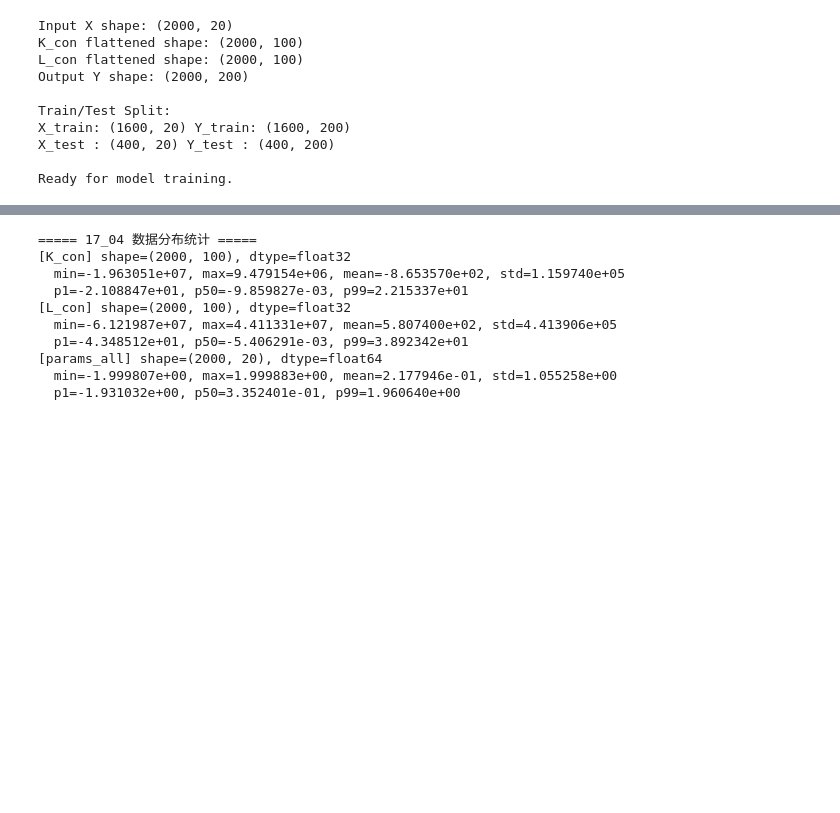
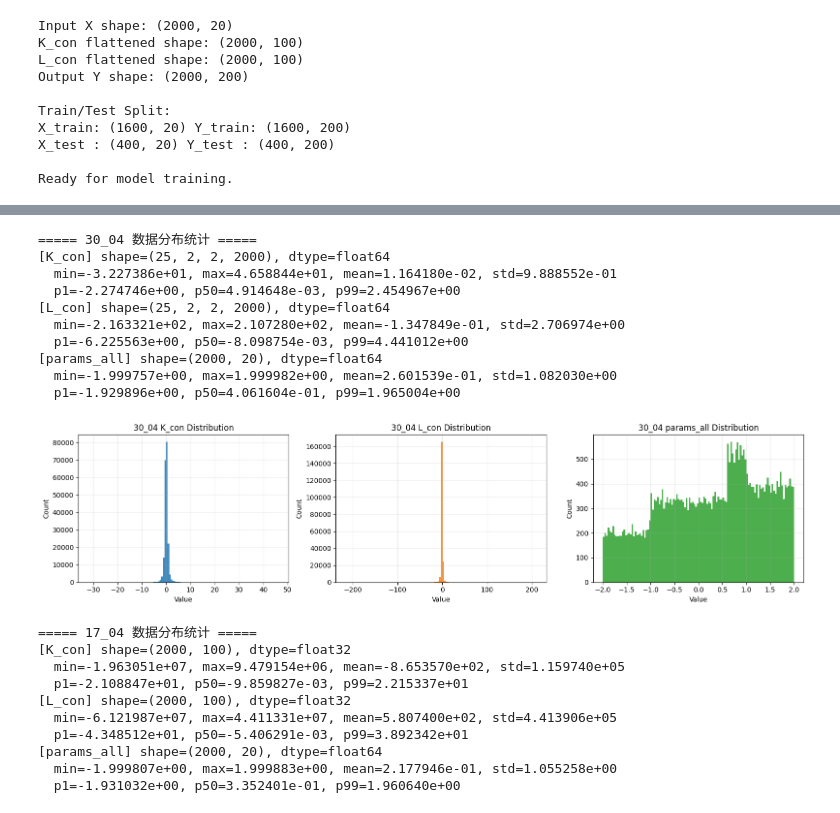
Before and after one commit to curryzyang/NO4Jean, a Jupyter notebook: data_visuliazation.ipynb, the cells around one changed output, grey strips where cells are left out. Drawn from its saved outputs; the diff is of its cells as text; code cells hidden in the pictures; blank space fills up the shorter version.

```diff
--- a/data_visuliazation.ipynb
+++ b/data_visuliazation.ipynb
@@ -269,3 +321,70 @@ Ready for model training.
+# %%
+# 30_04 数据分布统计：K_con / L_con / params_all
+import numpy as np
+import matplotlib.pyplot as plt
+
+# 优先复用上一个 cell 中加载的 data_30_04；否则重新加载
+if 'data_30_04' not in globals():
+    file_30_path = BASE_DIR / 'params_and_kernels_30_04.mat'
+    data_30_04 = safe_loadmat(file_30_path)
+    if data_30_04 is None:
+        raise RuntimeError('Failed to load params_and_kernels_30_04.mat')
+
+# 提取数组
+k30_arr = np.asarray(data_30_04['K_con'])
+l30_arr = np.asarray(data_30_04['L_con'])
+if 'params_all' in data_30_04:
+    p30_arr = np.asarray(data_30_04['params_all'])
+elif 'params' in data_30_04:
+    p30_arr = np.asarray(data_30_04['params'])
+else:
+    raise KeyError('在 30_04 数据中未找到 params_all（或 params）')
+
+
+def describe_30(name, arr):
+    x = arr.astype(np.float64).reshape(-1)
+    print(f'[{name}] shape={arr.shape}, dtype={arr.dtype}')
+    print(f'  min={x.min():.6e}, max={x.max():.6e}, mean={x.mean():.6e}, std={x.std():.6e}')
+    print(f'  p1={np.percentile(x,1):.6e}, p50={np.percentile(x,50):.6e}, p99={np.percentile(x,99):.6e}')
+
+print('===== 30_04 数据分布统计 =====')
+describe_30('K_con', k30_arr)
+describe_30('L_con', l30_arr)
+describe_30('params_all', p30_arr)
+
+fig, axes = plt.subplots(1, 3, figsize=(16, 4))
+axes[0].hist(k30_arr.reshape(-1), bins=120, color='tab:blue', alpha=0.85)
+axes[0].set_title('30_04 K_con Distribution')
+axes[0].set_xlabel('Value')
+axes[0].set_ylabel('Count')
+axes[0].grid(alpha=0.25)
+
+axes[1].hist(l30_arr.reshape(-1), bins=120, color='tab:orange', alpha=0.85)
+axes[1].set_title('30_04 L_con Distribution')
+axes[1].set_xlabel('Value')
+axes[1].set_ylabel('Count')
+axes[1].grid(alpha=0.25)
+
+axes[2].hist(p30_arr.reshape(-1), bins=120, color='tab:green', alpha=0.85)
+axes[2].set_title('30_04 params_all Distribution')
+axes[2].set_xlabel('Value')
+axes[2].set_ylabel('Count')
+axes[2].grid(alpha=0.25)
+
+plt.tight_layout()
+plt.show()
+# %% [output]
+===== 30_04 数据分布统计 =====
+[K_con] shape=(25, 2, 2, 2000), dtype=float64
+  min=-3.227386e+01, max=4.658844e+01, mean=1.164180e-02, std=9.888552e-01
+  p1=-2.274746e+00, p50=4.914648e-03, p99=2.454967e+00
+[L_con] shape=(25, 2, 2, 2000), dtype=float64
+  min=-2.163321e+02, max=2.107280e+02, mean=-1.347849e-01, std=2.706974e+00
+  p1=-6.225563e+00, p50=-8.098754e-03, p99=4.441012e+00
+[params_all] shape=(2000, 20), dtype=float64
+  min=-1.999757e+00, max=1.999982e+00, mean=2.601539e-01, std=1.082030e+00
+  p1=-1.929896e+00, p50=4.061604e-01, p99=1.965004e+00
+[figure, added]
 # %%
 # 17_04 数据分布统计：K_con / L_con / params_all
 import numpy as np
```
Also changed, not shown: parts of 6 cells of this notebook, 10 other files.
